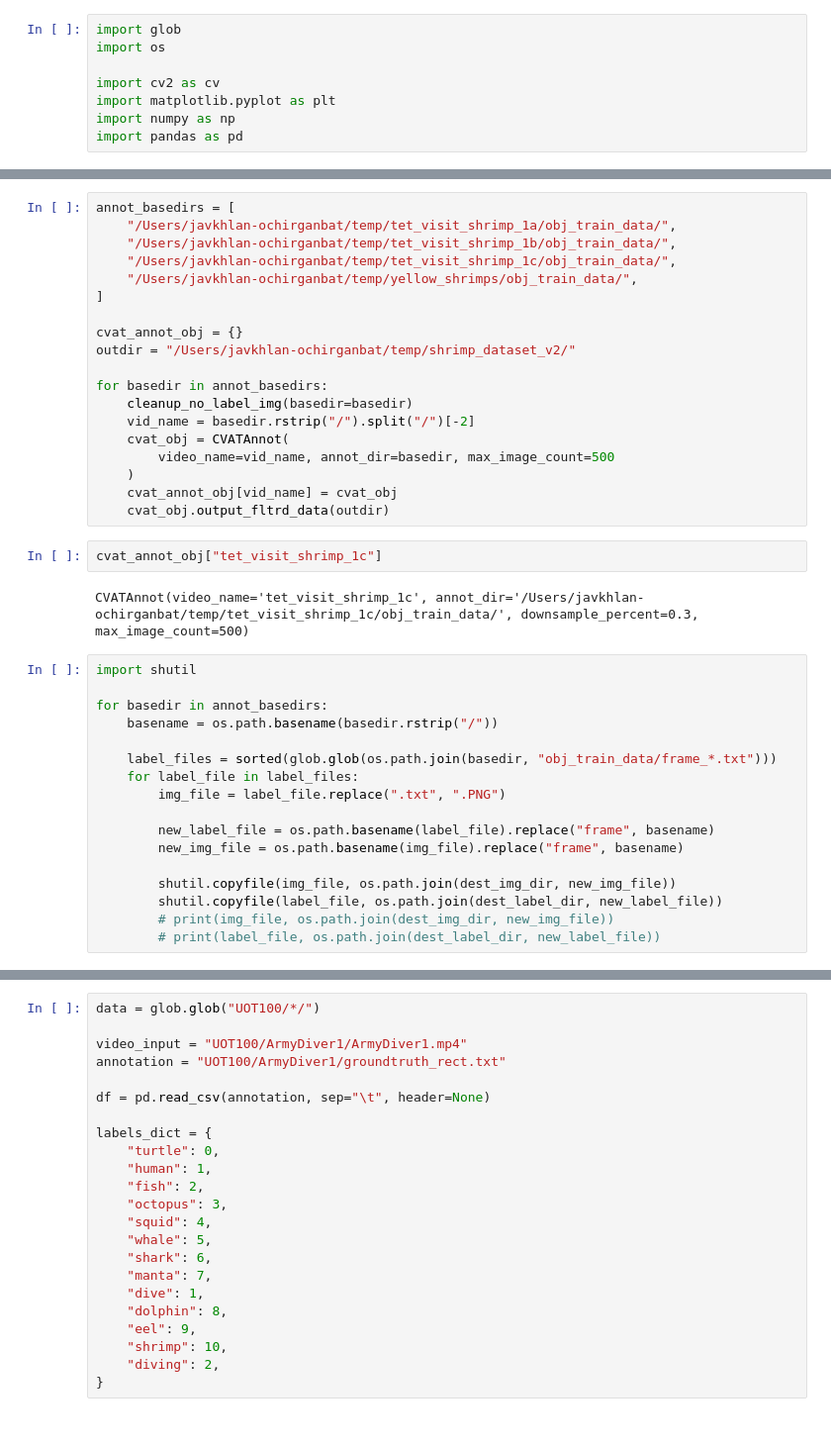
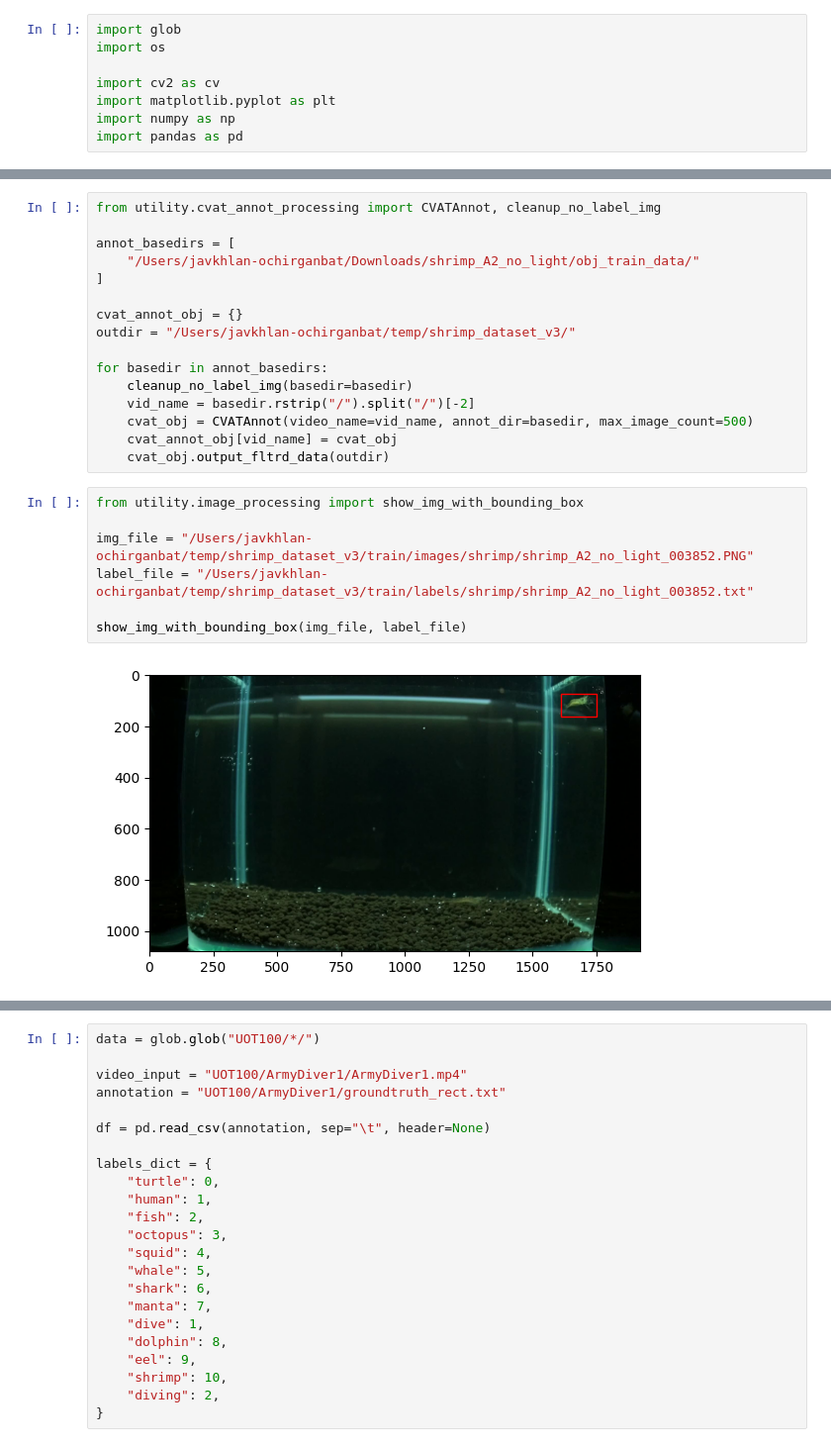
Before and after one commit to Javkhaa/machine-learning, a Jupyter notebook: underwater_object/DataCleanUp.ipynb, the cells around one changed output, grey strips where cells are left out. Shown at 99% size. Drawn from its saved outputs; the diff is of its cells as text.

```diff
--- a/underwater_object/DataCleanUp.ipynb
+++ b/underwater_object/DataCleanUp.ipynb
@@ -238,40 +9,25 @@ class CVATAnnot:
 # %%
+from utility.cvat_annot_processing import CVATAnnot, cleanup_no_label_img
+
 annot_basedirs = [
-    "/Users/javkhlan-ochirganbat/temp/tet_visit_shrimp_1a/obj_train_data/",
-    "/Users/javkhlan-ochirganbat/temp/tet_visit_shrimp_1b/obj_train_data/",
-    "/Users/javkhlan-ochirganbat/temp/tet_visit_shrimp_1c/obj_train_data/",
-    "/Users/javkhlan-ochirganbat/temp/yellow_shrimps/obj_train_data/",
+    "/Users/javkhlan-ochirganbat/Downloads/shrimp_A2_no_light/obj_train_data/"
 ]
 
 cvat_annot_obj = {}
-outdir = "/Users/javkhlan-ochirganbat/temp/shrimp_dataset_v2/"
+outdir = "/Users/javkhlan-ochirganbat/temp/shrimp_dataset_v3/"
 
 for basedir in annot_basedirs:
     cleanup_no_label_img(basedir=basedir)
     vid_name = basedir.rstrip("/").split("/")[-2]
-    cvat_obj = CVATAnnot(
-        video_name=vid_name, annot_dir=basedir, max_image_count=500
-    )
+    cvat_obj = CVATAnnot(video_name=vid_name, annot_dir=basedir, max_image_count=500)
     cvat_annot_obj[vid_name] = cvat_obj
     cvat_obj.output_fltrd_data(outdir)
-# %%
-cvat_annot_obj["tet_visit_shrimp_1c"]
-# %% [output]
-CVATAnnot(video_name='tet_visit_shrimp_1c', annot_dir='/Users/javkhlan-ochirganbat/temp/tet_visit_shrimp_1c/obj_train_data/', downsample_percent=0.3, max_image_count=500)
-# %%
-import shutil
-
-for basedir in annot_basedirs:
-    basename = os.path.basename(basedir.rstrip("/"))
-
-    label_files = sorted(glob.glob(os.path.join(basedir, "obj_train_data/frame_*.txt")))
-    for label_file in label_files:
-        img_file = label_file.replace(".txt", ".PNG")
-
-        new_label_file = os.path.basename(label_file).replace("frame", basename)
-        new_img_file = os.path.basename(img_file).replace("frame", basename)
-
-        shutil.copyfile(img_file, os.path.join(dest_img_dir, new_img_file))
-        shutil.copyfile(label_file, os.path.join(dest_label_dir, new_label_file))
-        # print(img_file, os.path.join(dest_img_dir, new_img_file))
-        # print(label_file, os.path.join(dest_label_dir, new_label_file))
+# %%
+from utility.image_processing import show_img_with_bounding_box
+
+img_file = "/Users/javkhlan-ochirganbat/temp/shrimp_dataset_v3/train/images/shrimp/shrimp_A2_no_light_003852.PNG"
+label_file = "/Users/javkhlan-ochirganbat/temp/shrimp_dataset_v3/train/labels/shrimp/shrimp_A2_no_light_003852.txt"
+
+show_img_with_bounding_box(img_file, label_file)
+# %% [output]
+[figure, added]
```
Also changed, not shown: parts of 29 cells of this notebook, 8 other files.
